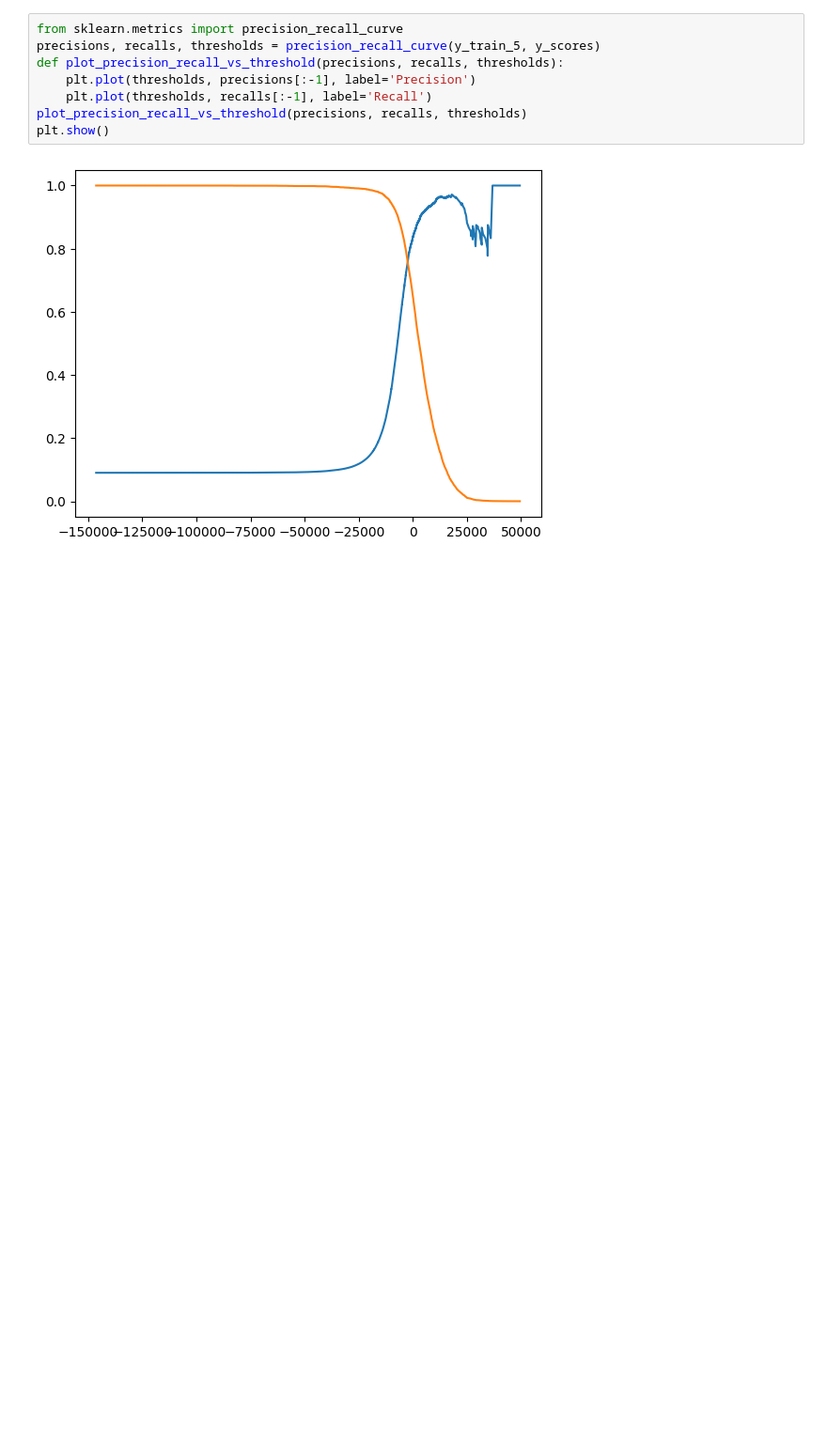
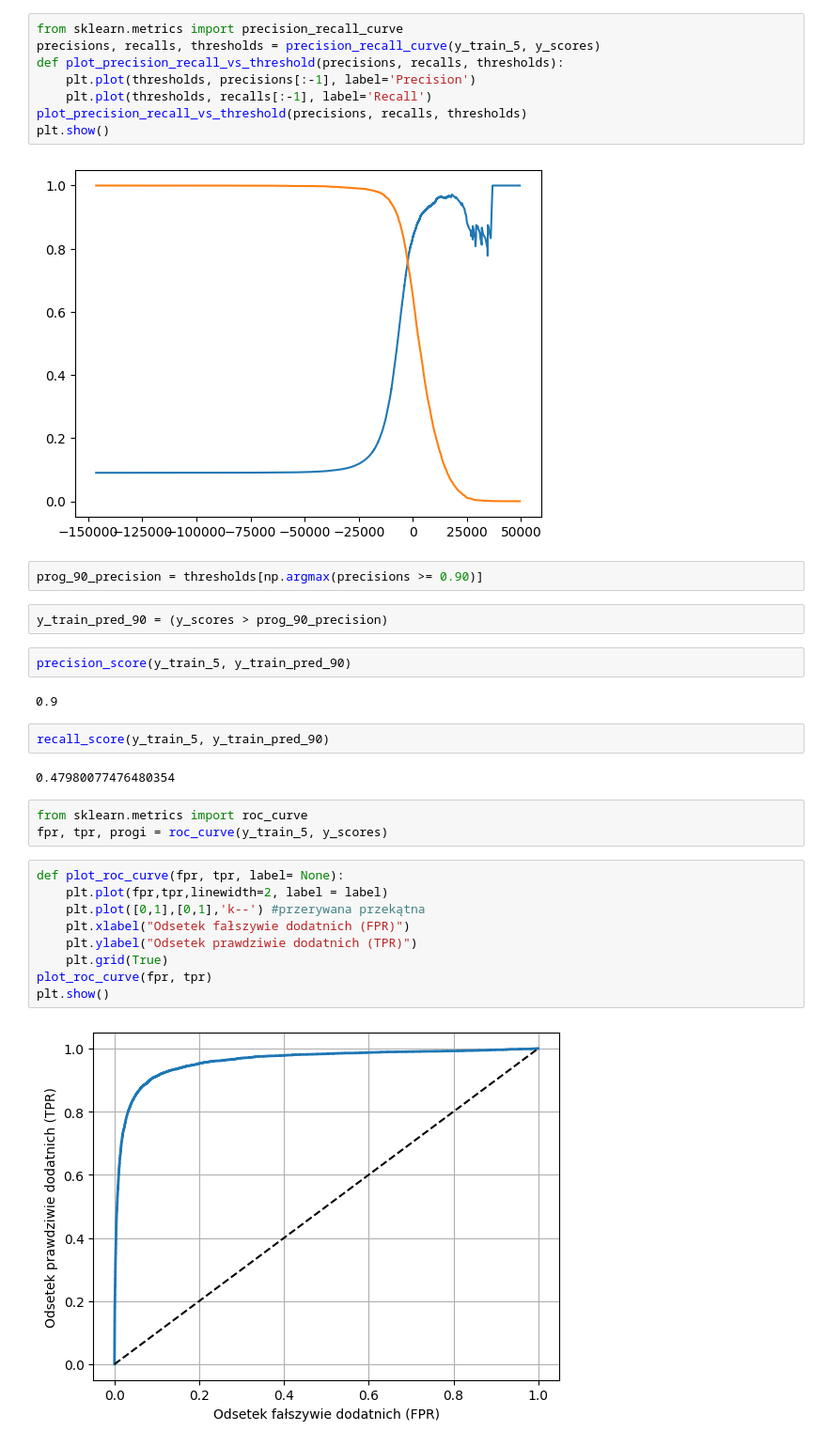
Before and after one commit to Wiktor-Ponikiewski/uczenie-maszynowe-scikit-learn, a Jupyter notebook: Chapter_3/MNIST.ipynb, the cells around one changed output. Shown at 94% size. Saved outputs shown, nothing was run; the diff lists cells and outputs as text; blank space fills up the shorter version.

```diff
--- a/Chapter_3/MNIST.ipynb
+++ b/Chapter_3/MNIST.ipynb
@@ -116,3 +117,29 @@ plot_precision_recall_vs_threshold(precisions, recalls, thresholds)
 plt.show()
 # %% [output]
 [figure]
+# %%
+prog_90_precision = thresholds[np.argmax(precisions >= 0.90)]
+# %%
+y_train_pred_90 = (y_scores > prog_90_precision)
+# %%
+precision_score(y_train_5, y_train_pred_90)
+# %% [output]
+0.9
+# %%
+recall_score(y_train_5, y_train_pred_90)
+# %% [output]
+0.47980077476480354
+# %%
+from sklearn.metrics import roc_curve
+fpr, tpr, progi = roc_curve(y_train_5, y_scores)
+# %%
+def plot_roc_curve(fpr, tpr, label= None):
+    plt.plot(fpr,tpr,linewidth=2, label = label)
+    plt.plot([0,1],[0,1],'k--') #przerywana przekątna
+    plt.xlabel("Odsetek fałszywie dodatnich (FPR)")
+    plt.ylabel("Odsetek prawdziwie dodatnich (TPR)")
+    plt.grid(True)
+plot_roc_curve(fpr, tpr)
+plt.show()
+# %% [output]
+[figure, added]
```
Also changed, not shown: parts of 15 cells of this notebook.
